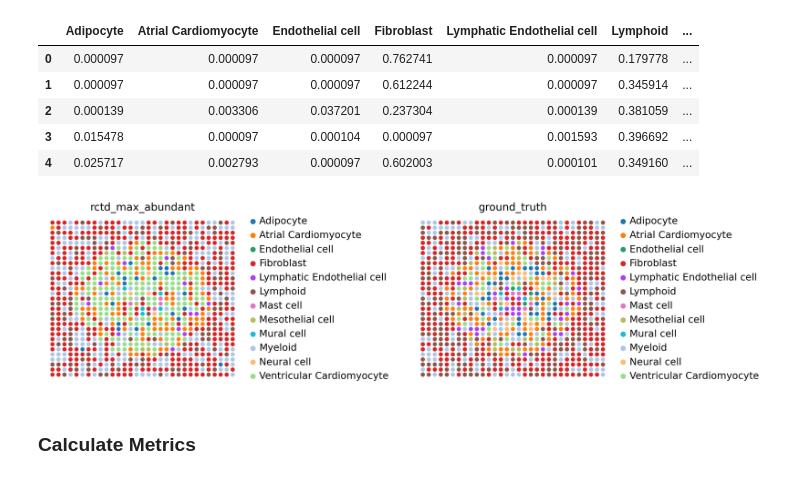
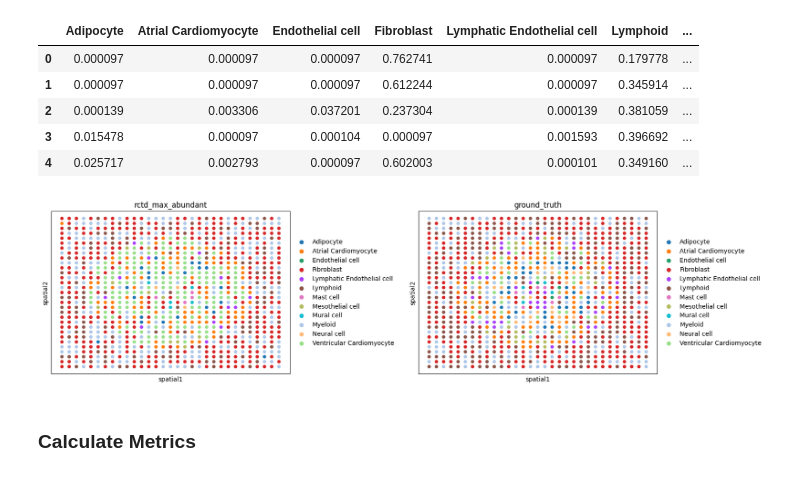
Before and after one commit to theislab/deconvATAC, a Jupyter notebook: docs/notebooks/run_rctd_heart.ipynb, the cells around one changed output. Drawn from its saved outputs; the diff is of its cells as text; code cells hidden in the pictures.

```diff
--- a/docs/notebooks/run_rctd_heart.ipynb
+++ b/docs/notebooks/run_rctd_heart.ipynb
@@ -14,8 +14,6 @@ import mudata as mu
 import scanpy as sc
 import pandas as pd
 import numpy as np
-
-sc.set_figure_params(dpi_save=300, dpi=100, frameon=False)
 # %% [markdown]
 ### Read in & preprocess the data
 # %% [markdown]
@@ -82,16 +80,16 @@ heart_st.obsm["rctd_proportions"] = deconv_results
 # %%
 # Get most abundant cell type for each spot
 max_prob_cluster = np.argmax(heart_st.obsm["rctd_proportions"], axis=1)
 cluster_id = deconv_results.columns.to_numpy()
 heart_st.obs["rctd_max_abundant"] = cluster_id[max_prob_cluster]
 heart_st.obs["rctd_max_abundant"] = pd.Categorical( heart_st.obs["rctd_max_abundant"],
         categories=heart_sc.obs.cell_type.cat.categories,
     )
 heart_st.uns["rctd_max_abundant"] = heart_st.uns["ground_truth_colors"].copy()
 
-sc.pl.embedding(heart_st, basis = "spatial", color = ["rctd_max_abundant", "ground_truth"], wspace=0.7)
+sc.pl.embedding(heart_st, basis = "spatial", color = ["rctd_max_abundant", "ground_truth"], wspace=0.4)
 # %% [output]
-[figure, old version]
+[figure, new version]
 # %% [markdown]
 ### Calculate Metrics
 # %%
```
Also changed, not shown: parts of 1 cell of this notebook.
